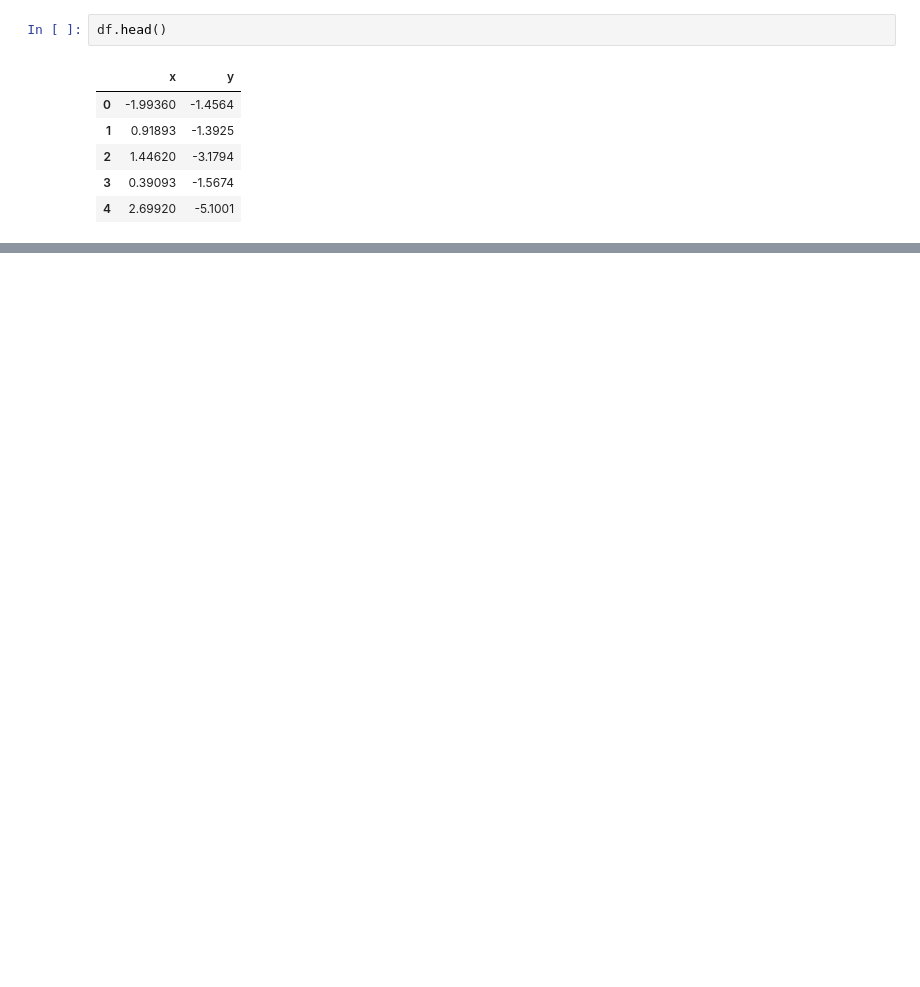
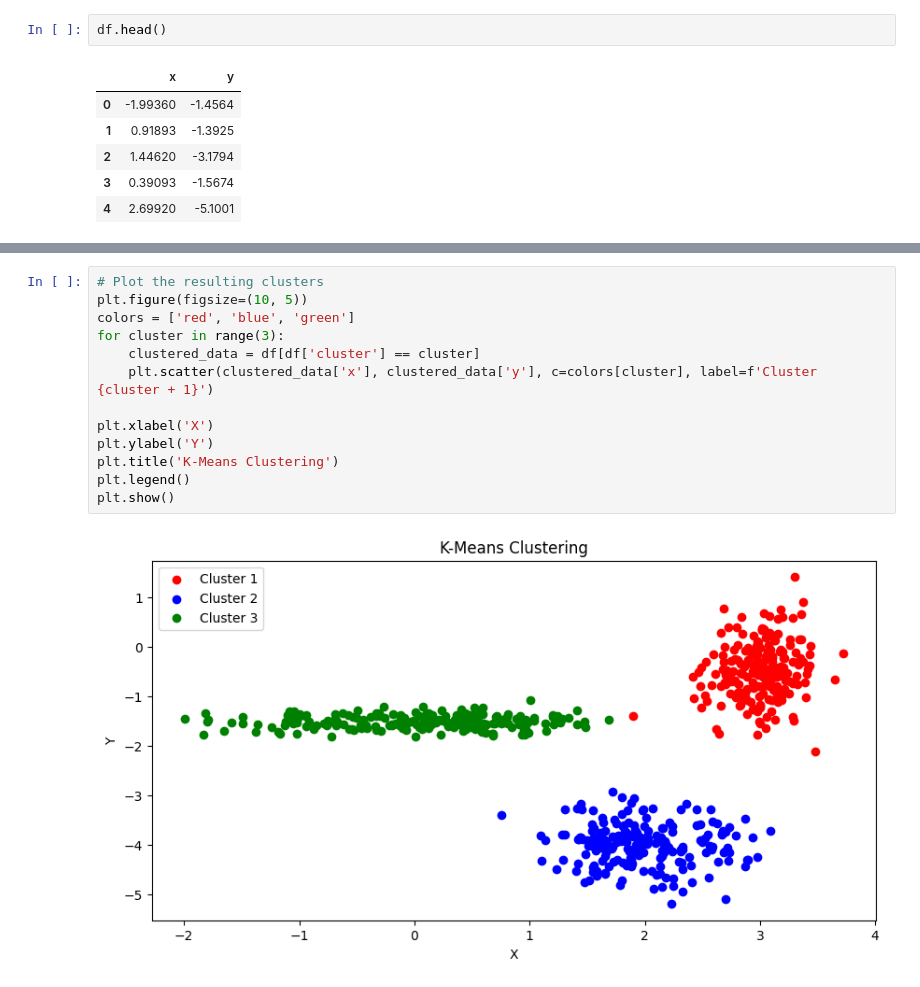
Before and after one commit to Omega-Centauri-21/Business-Intelligence, a Jupyter notebook: CS4730 Coursework 2/[Sub Task 1] CS4730 Coursework 2.ipynb, the cells around one changed output, grey strips where cells are left out. Saved outputs shown, nothing was run; the diff lists cells and outputs as text; blank space fills up the shorter version.

```diff
--- a/CS4730 Coursework 2/[Sub Task 1] CS4730 Coursework 2.ipynb
+++ b/CS4730 Coursework 2/[Sub Task 1] CS4730 Coursework 2.ipynb
@@ -47,2 +45,17 @@ df
 600 rows × 3 columns
+# %%
+# Plot the resulting clusters
+plt.figure(figsize=(10, 5))
+colors = ['red', 'blue', 'green']
+for cluster in range(3):
+    clustered_data = df[df['cluster'] == cluster]
+    plt.scatter(clustered_data['x'], clustered_data['y'], c=colors[cluster], label=f'Cluster {cluster + 1}')
+
+plt.xlabel('X')
+plt.ylabel('Y')
+plt.title('K-Means Clustering')
+plt.legend()
+plt.show()
+# %% [output]
+[figure, added]
 # %%
```
Also changed, not shown: parts of 6 cells of this notebook, 1 other file.
